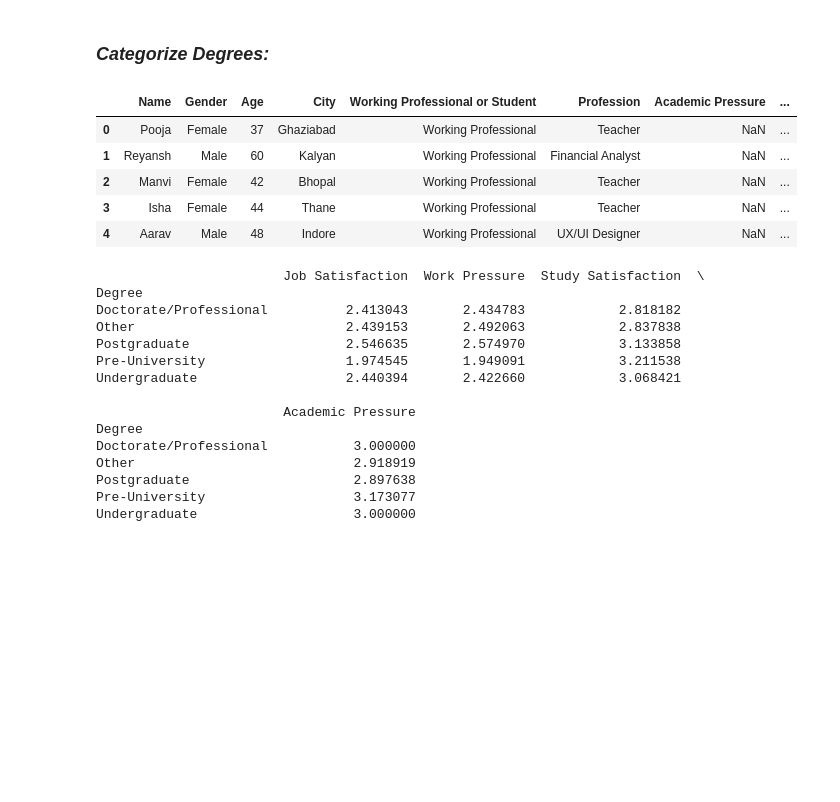
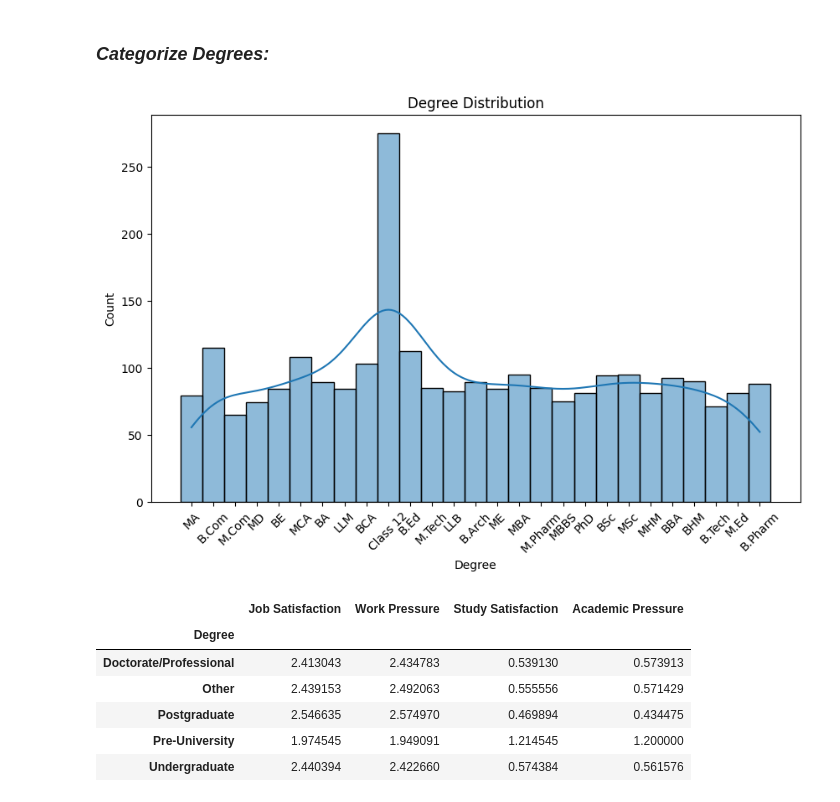
Before and after one commit to AbdessamadTzn/Sad-Brain-Analytics-Hackathon, a Jupyter notebook: sadbrainanalytics.ipynb, the cells around one changed output. Cells and saved outputs as stored; diff of their text form; code cells hidden in the pictures; blank space fills up the shorter version.

```diff
--- a/sadbrainanalytics.ipynb
+++ b/sadbrainanalytics.ipynb
@@ -137,0 +140,3 @@ df.describe()
+# %%
+df = df.drop('Name', axis=1)
+df.shape
@@ -204,20 +211,20 @@ df['Profession'] = df['Profession'].fillna('Uknown')
 initial_memory = calculate_memory(df)
 print(f"Memory usage before type conversions: {initial_memory} bytes")
 
-
-df['Name'] = df['Name'].astype('string')
 df['Sleep Duration'] = df['Sleep Duration'].astype('string')
 df['Dietary Habits'] = df['Dietary Habits'].astype('string')
 df['Degree'] = df['Degree'].astype('string')
 df['City'] = df['City'].astype('string')
 
-df['Age'] = df['Age'].astype('int16')  # Better for larger numbers
-df['Work/Study Hours'] = df['Work/Study Hours'].astype('int16')
+df['Age'] = df['Age'].astype('int8')  # Better for larger numbers
+df['Work/Study Hours'] = df['Work/Study Hours'].astype('int8')
 df['Financial Stress'] = df['Financial Stress'].astype('int8')
 
 # Handle potential float to int conversion safely
 df['Work Pressure'] = df['Work Pressure'].fillna(0).round().astype('int8')
+df['Academic Pressure'] = df['Academic Pressure'].fillna(0).round().astype('int8')
 df['Job Satisfaction'] = df['Job Satisfaction'].fillna(0).round().astype('int8')
+df['Study Satisfaction'] = df['Study Satisfaction'].fillna(0).round().astype('int8')
 
 # Categorical conversions
 df['Gender'] = df['Gender'].astype('category')
@@ -288,5 +305,15 @@ sns.violinplot(data=df, x='Financial Stress')
 # %% [markdown]
 ### *Categorize Degrees:*
+# %%
+plt.figure(figsize=(10, 6))
+sns.histplot(df['Degree'], bins=10, kde=True)  # kde=True adds a smooth curve for better visualization
+plt.title('Degree Distribution')
+plt.xlabel('Degree')
+plt.ylabel('Count')
+plt.xticks(rotation=45)
+plt.show()
+# %% [output]
+[figure, added]
 # %%
 def categorize_degree(degree):
     # Pre-University (Class 12)
@@ -321,15 +348,6 @@ def categorize_degree(degree):
 
 # Apply categorization
 df['Degree'] = df['Degree'].apply(categorize_degree_india)
-# %%
-df.head()
-# %% [output]
-|  | Name | Gender | Age | City | Working Professional or Student | Profession | Academic Pressure | ... |
-| 0 | Pooja | Female | 37 | Ghaziabad | Working Professional | Teacher | NaN | ... |
-| 1 | Reyansh | Male | 60 | Kalyan | Working Professional | Financial Analyst | NaN | ... |
-| 2 | Manvi | Female | 42 | Bhopal | Working Professional | Teacher | NaN | ... |
-| 3 | Isha | Female | 44 | Thane | Working Professional | Teacher | NaN | ... |
-| 4 | Aarav | Male | 48 | Indore | Working Professional | UX/UI Designer | NaN | ... |
 # %%
 # Group the data by Degree and calculate mean (or median) for certain features
 degree_analysis = df.groupby('Degree').agg({
@@ -338,20 +356,12 @@ degree_analysis = df.groupby('Degree').agg({
     'Study Satisfaction' : 'mean',
     'Academic Pressure' : 'mean'
 })
-print(degree_analysis)
+degree_analysis
 # %% [output]
-                        Job Satisfaction  Work Pressure  Study Satisfaction  \
-Degree
-Doctorate/Professional          2.413043       2.434783            2.818182
-Other                           2.439153       2.492063            2.837838
-Postgraduate                    2.546635       2.574970            3.133858
-Pre-University                  1.974545       1.949091            3.211538
-Undergraduate                   2.440394       2.422660            3.068421
-
-                        Academic Pressure
-Degree
-Doctorate/Professional           3.000000
-Other                            2.918919
-Postgraduate                     2.897638
-Pre-University                   3.173077
-Undergraduate                    3.000000
+|  | Job Satisfaction | Work Pressure | Study Satisfaction | Academic Pressure |
+| Degree |  |  |  |  |
+| Doctorate/Professional | 2.413043 | 2.434783 | 0.539130 | 0.573913 |
+| Other | 2.439153 | 2.492063 | 0.555556 | 0.571429 |
+| Postgraduate | 2.546635 | 2.574970 | 0.469894 | 0.434475 |
+| Pre-University | 1.974545 | 1.949091 | 1.214545 | 1.200000 |
+| Undergraduate | 2.440394 | 2.422660 | 0.574384 | 0.561576 |
```
Also changed, not shown: parts of 20 cells of this notebook.
